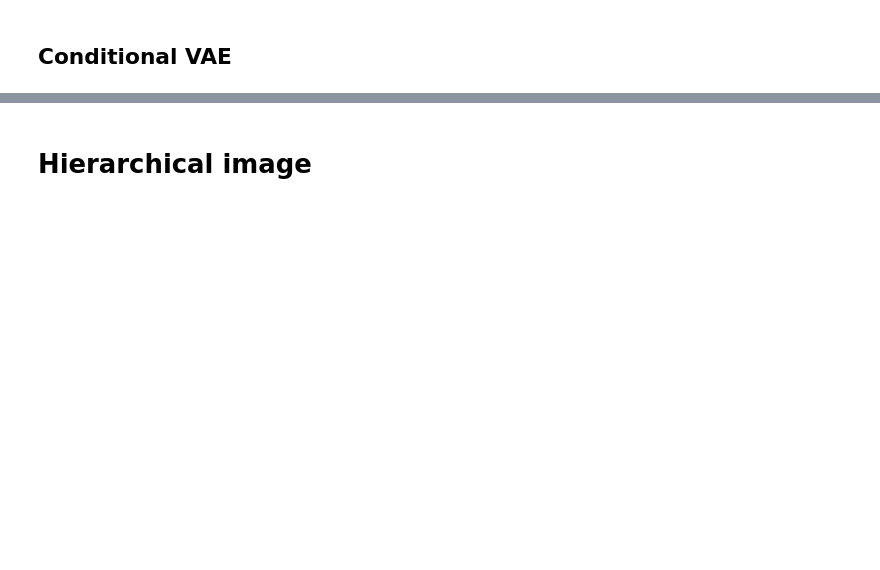
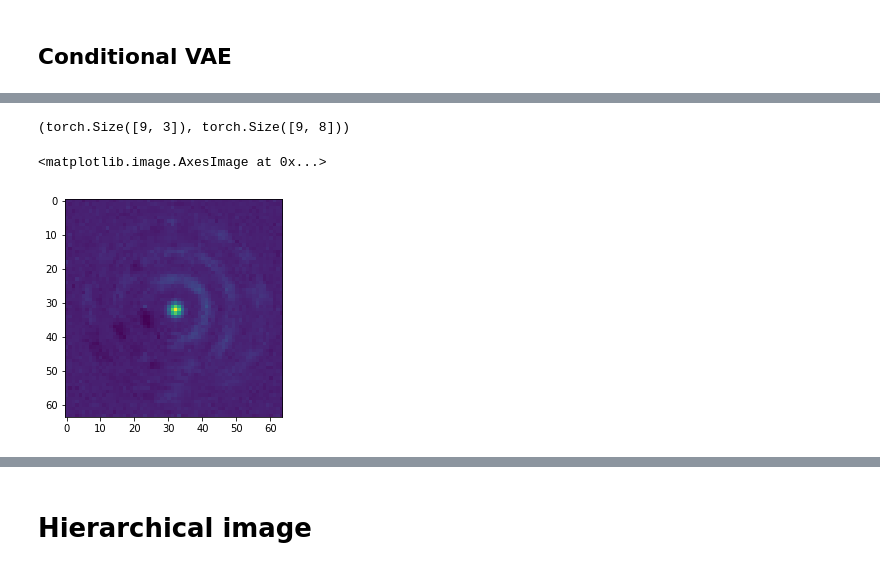
Before and after one commit to Lapu-Lapu/deep-lvm-pose-tracking, a Jupyter notebook: notebooks/toy_data.ipynb, the cells around one changed output, grey strips where cells are left out. Cells and saved outputs as stored; diff of their text form; code cells hidden in the pictures; blank space fills up the shorter version.

```diff
--- a/notebooks/toy_data.ipynb
+++ b/notebooks/toy_data.ipynb
@@ -409,20 +410,21 @@ HTML(vids[1])
 HTML(vids[2])
 # %% [markdown]
 ## Conditional VAE
+# %%
+weight_fn = 'cvae_weights.pt'
+latent_dim = 8
+
+cvae = cVAE(input_dim=D+3, latent_dim=latent_dim,
+            cond_data_len=3,
+            hidden=1500).to(device)
+# cvae.to(device)
+
+# torch.save(cvae.state_dict(), weight_fn)
+# cvae.load_state_dict(torch.load(weight_fn))
 # %%
-weight_fn = 'cvae_weights.pt'
-bottleneck = 8
-
-cvae = cVAE(input_dim=D+3, bottleneck=bottleneck,
-            cond_data_len=3,
-            hidden=1500).to(device)
-# cvae.to(device)
-
-# torch.save(cvae.state_dict(), weight_fn)
-cvae.load_state_dict(torch.load(weight_fn))
-
+cvae.to('cuda')
 optimizer = torch.optim.Adam(cvae.parameters(), lr=1e-3)
-cvae.beta = 5
-hist = fit(cvae, dataloader, epochs=42, optimizer=optimizer, device=device, weight_fn=weight_fn,
+cvae.beta = 1
+hist = fit(cvae, dataloader, epochs=12, optimizer=optimizer, device=device, weight_fn=weight_fn,
           conditional=True)
 plt.plot(hist[100:])
@@ -428,0 +451,18 @@ plt.plot(hist[100:])
+# %%
+# plot_sample_grid(draw_samples(cvae))
+
+model = cvae
+model.to('cpu')
+z, logvar = model.encode(T(test_np))
+sample = torch.randn(9, model.enc[-1].out_features//2).to('cpu')
+obs = T(np.repeat(h_val[0]['angles'][None], 9, axis=0))
+obs.shape, sample.shape
+# %% [output]
+(torch.Size([9, 3]), torch.Size([9, 8]))
+# %%
+sample, var_x = model.decode(sample, obs)
+# %%
+plt.imshow(sample.detach().numpy()[0, :D].reshape(d, d))
+# %% [output]
+<matplotlib.image.AxesImage at 0x...>
+[figure, added]
```
Also changed, not shown: parts of 8 cells of this notebook.
